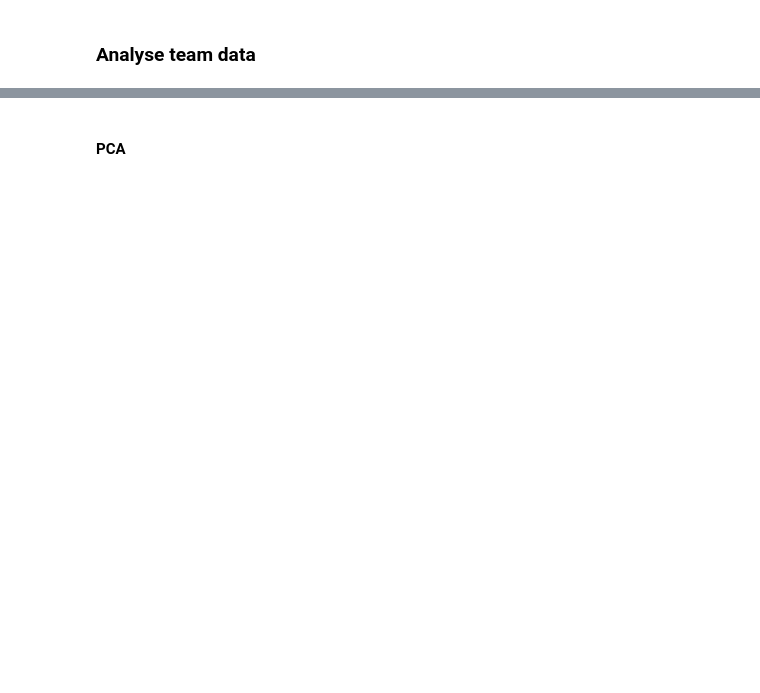
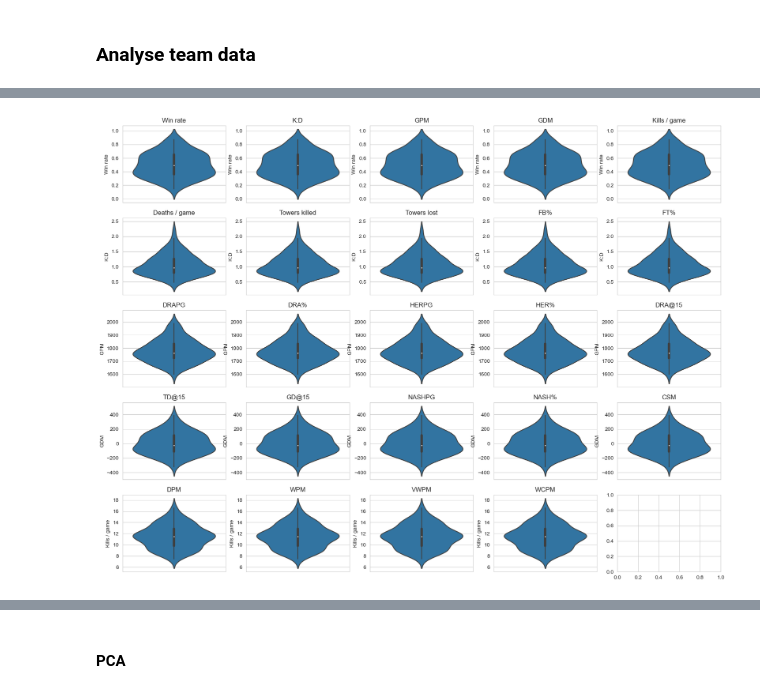
Before and after one commit to TsunomakiWatamelon/lol-esports-data-analysis, a Jupyter notebook: src/analysis.ipynb, the cells around one changed output, grey strips where cells are left out. Drawn from its saved outputs; the diff is of its cells as text; code cells hidden in the pictures; blank space fills up the shorter version.

```diff
--- a/src/analysis.ipynb
+++ b/src/analysis.ipynb
@@ -95,0 +27,4 @@ sns.heatmap(corr)
+# %%
+analyze_tools.raw_violinplot(clean_team_data, 5, 5)
+# %% [output]
+[figure, added]
```
Also changed, not shown: parts of 24 cells of this notebook, 1 other file.
